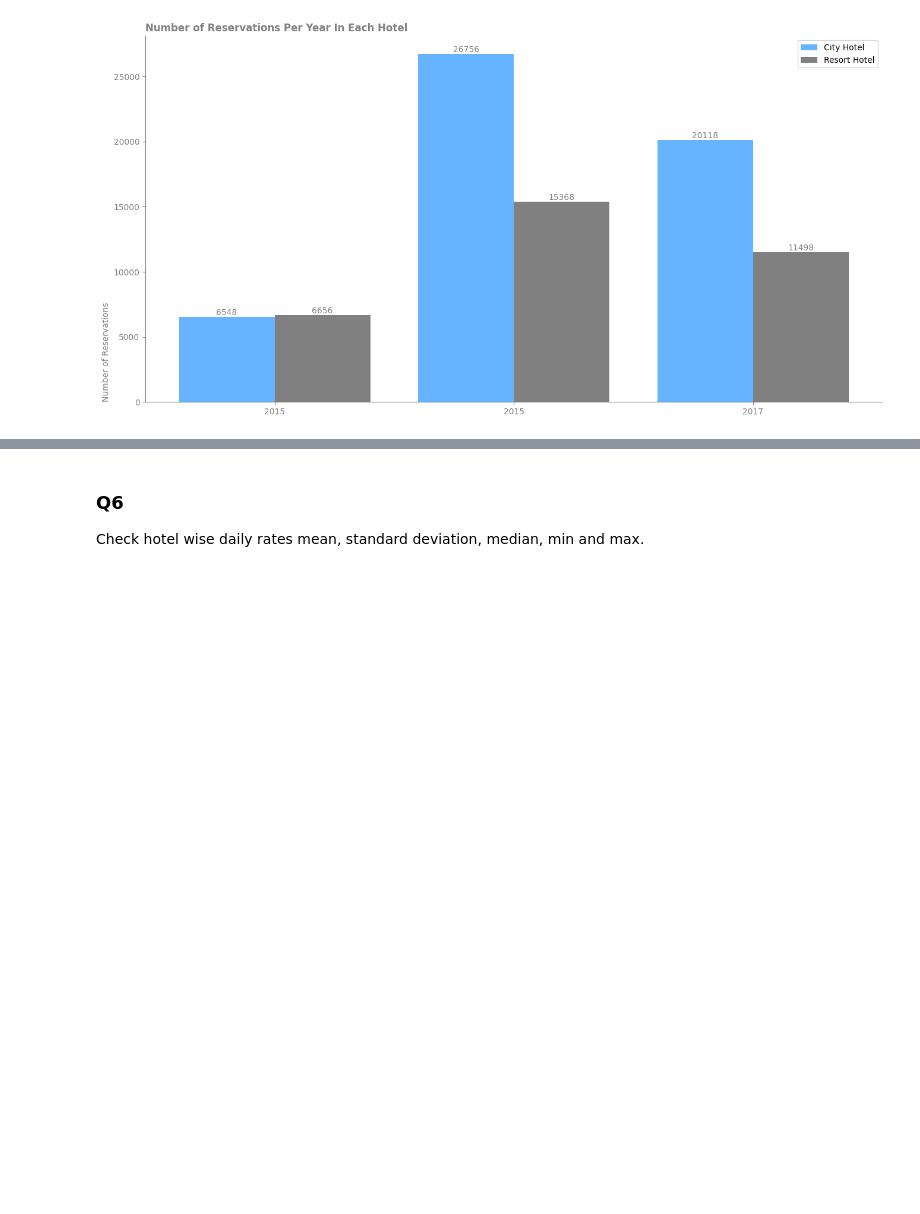
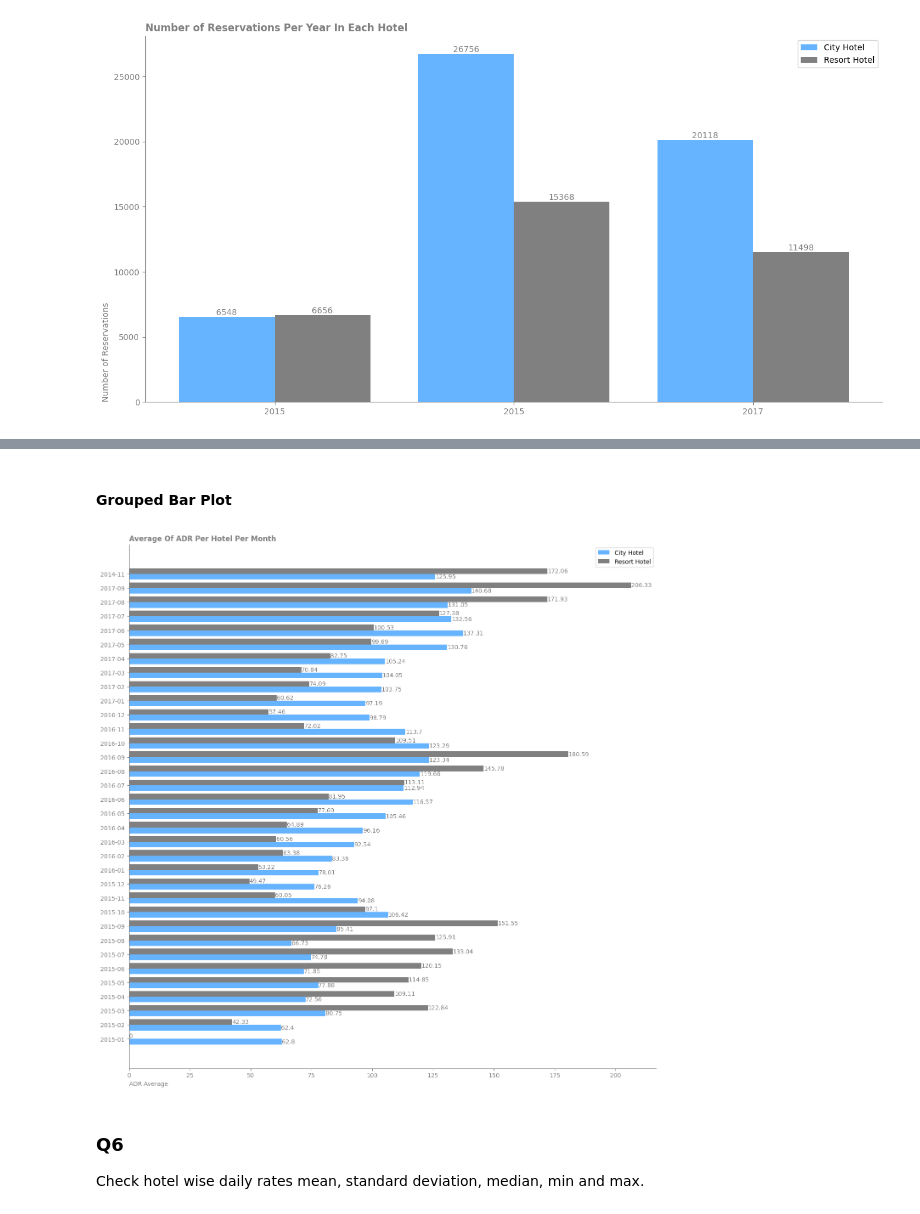
Before and after one commit to amin-eghbalian/hotel_data_analysis, a Jupyter notebook: hotel_dataset_analysis.ipynb, the cells around one changed output, grey strips where cells are left out. Saved outputs shown, nothing was run; the diff lists cells and outputs as text; code cells hidden in the pictures; blank space fills up the shorter version.

```diff
--- a/hotel_dataset_analysis.ipynb
+++ b/hotel_dataset_analysis.ipynb
@@ -247,3 +279,33 @@ According to different hotel types, how ‘adr’ changes in different months?
+# %% [markdown]
+#### Grouped Bar Plot
+# %%
+years_month = hotel_adr_per_month["Month_Year"].unique()[1:]
+city_hotel_adr = hotel_adr_per_month.loc[hotel_adr_per_month["hotel"] == "City Hotel"]["average_of_adr"].tolist()
+resort_hotel_adr = hotel_adr_per_month.loc[hotel_adr_per_month["hotel"] == "Resort Hotel"]["average_of_adr"].tolist()
+X_axis = np.arange(len(years_month))
+
+fig, ax = plt.subplots(figsize=(16, 16))
+
+ax.barh(X_axis - 0.2, city_hotel_adr, 0.4, label = 'City Hotel', color= '#66b3ff')
+ax.barh(X_axis + 0.2, resort_hotel_adr, 0.4, label = 'Resort Hotel', color='gray')
+
+plt.yticks(X_axis, years_month)
+ax.set_xlabel("ADR Average", loc="left", color="gray")
+# ax.set_ylabel("Number of Reservations", loc="bottom", color="gray")
+ax.set_title("Average Of ADR Per Hotel Per Month", loc="left", color="gray", fontweight="bold")
+
+for bars in ax.containers:
+    ax.bar_label(bars, color="gray")
+
+ax.spines[['right', 'top']].set_visible(False)
+ax.spines[['bottom', 'left']].set_color("gray")
+ax.tick_params(axis='x', colors='gray')
+ax.tick_params(axis='y', colors='gray')
+
+plt.legend()
+plt.show()
+# %% [output]
+[figure, added]
 # %% [markdown]
 ### Q6
 Check hotel wise daily rates mean, standard deviation, median, min and max.
```
Also changed, not shown: parts of 10 cells of this notebook, 4 other files.
